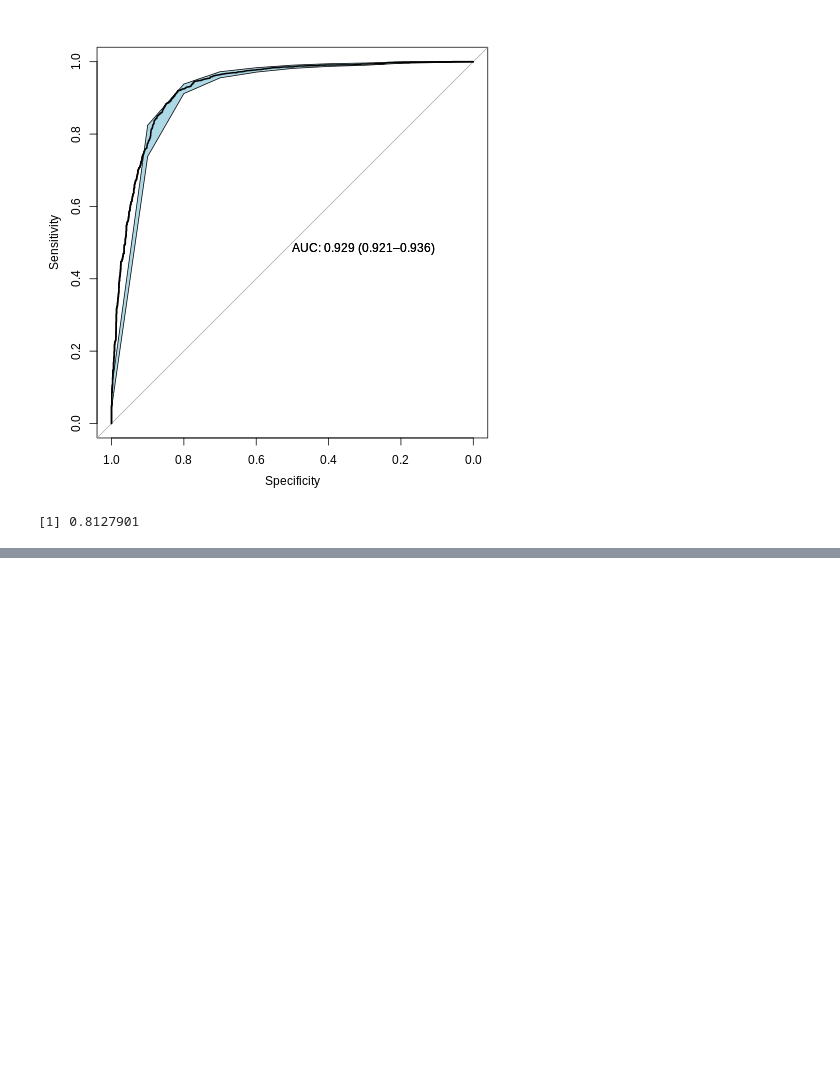
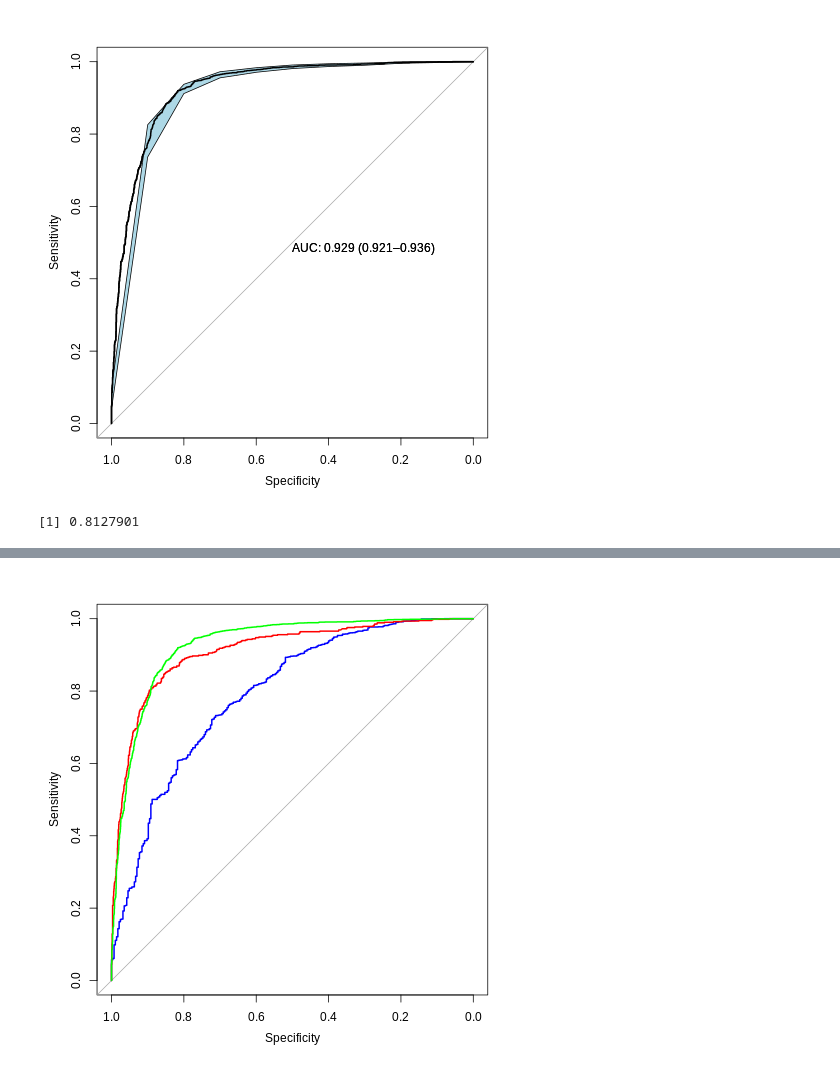
Before and after one commit to YuehMintTai/000, a Jupyter notebook: 20211017Rpython.ipynb, the cells around one changed output, grey strips where cells are left out. Saved outputs shown, nothing was run; the diff lists cells and outputs as text; code cells hidden in the pictures; blank space fills up the shorter version.

```diff
--- a/20211017Rpython.ipynb
+++ b/20211017Rpython.ipynb
@@ -79,3 +79,11 @@ sensitivity(myData$real,myData$predict,threshold=optimal) ##0.9206161
 specificity(myData$real,myData$predict,threshold=optimal) ##0.8127901
 # %% [output]
 [1] 0.8127901
+# %%
+%%R
+###select military cases
+tail(myData,1)
+myData_m<-myData[myData$`軍人`=='1',]
+tail(myData_m,1)
+myData_c<-myData[myData$軍人=='0',]
+tail(myData_c,1)
@@ -81,0 +93,8 @@ specificity(myData$real,myData$predict,threshold=optimal) ##0.8127901
+# %%
+%%R
+rocm<-roc(myData_m$real,myData_m$predict)
+rocc<-roc(myData_c$real,myData_c$predict)
+rocT<-roc(myData$real,myData$predict)
+roc.test(roc1,roc2)
+roc.test(rocT,roc1)
+roc.test(rocT,roc2)
@@ -81,0 +121,8 @@ specificity(myData$real,myData$predict,threshold=optimal) ##0.8127901
+# %%
+%%R
+library(pROC)
+plot.roc(rocm,percent=TRUE,col='blue')
+lines.roc(rocc,percent=TRUE,col='red')
+lines.roc(rocT,col='green')
+# %% [output]
+[figure, added]
```
Also changed, not shown: parts of 4 cells of this notebook.
